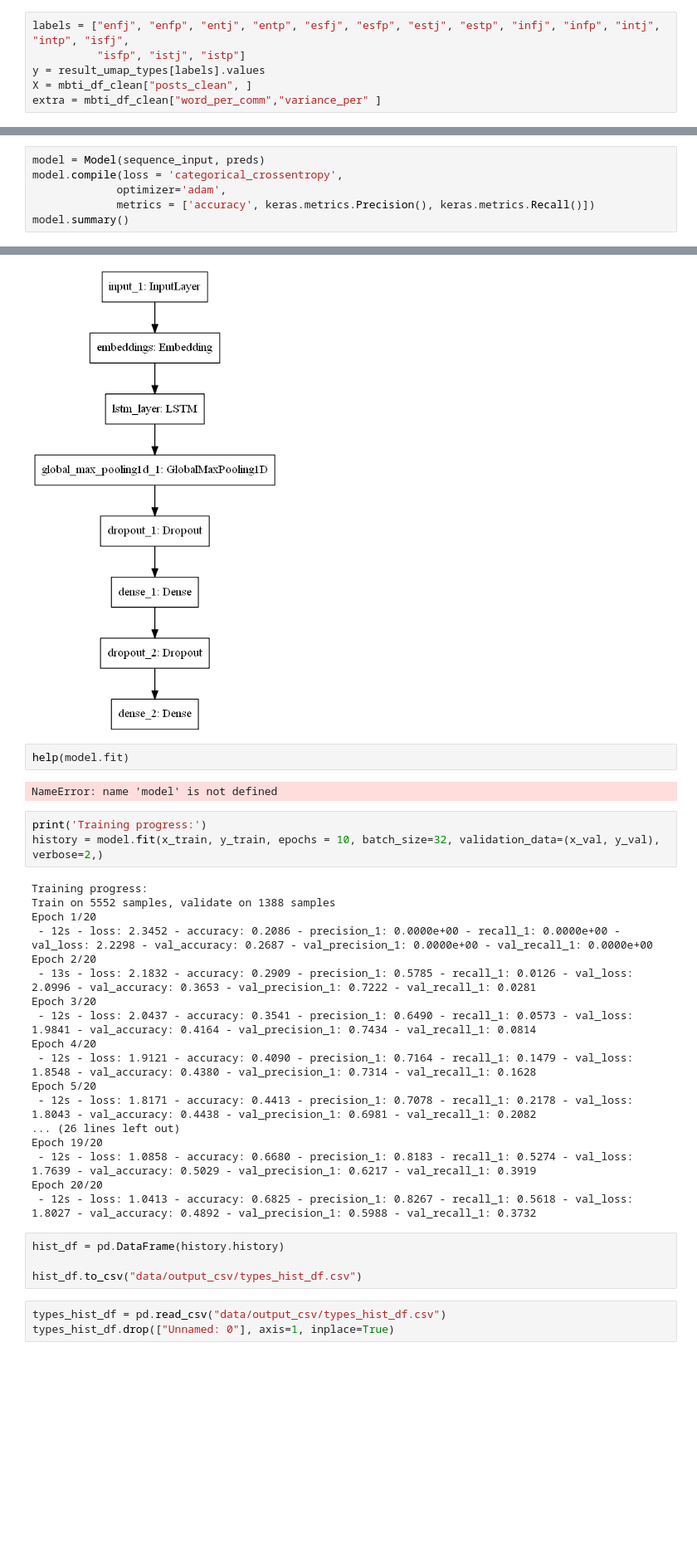
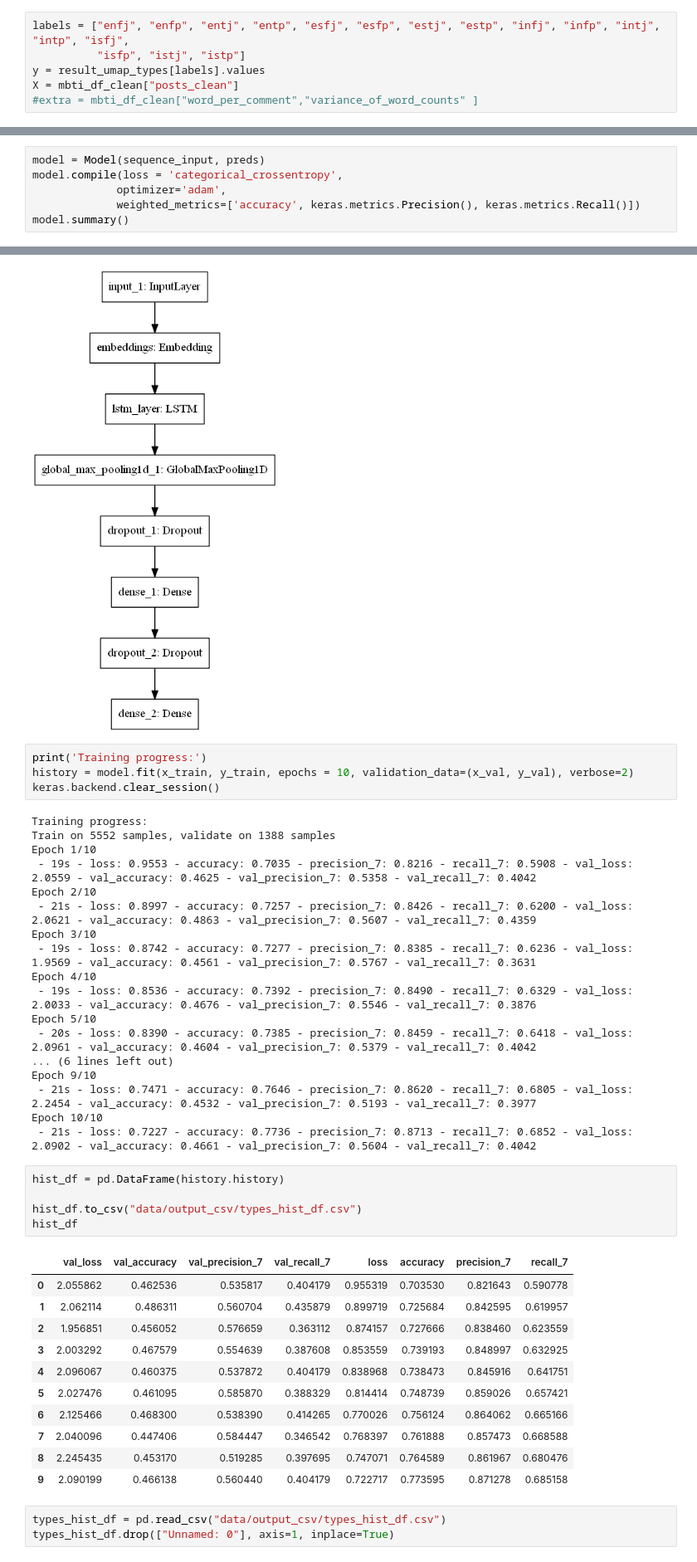
Before and after one commit to mikongame/project-final, a Jupyter notebook: your-project/4_MBTI Model building and evaluation (DL).ipynb, the cells around one changed output, grey strips where cells are left out. Shown at 83% size. Cells and saved outputs as stored; diff of their text form; blank space fills up the shorter version.

```diff
--- a/your-project/4_MBTI Model building and evaluation (DL).ipynb
+++ b/your-project/4_MBTI Model building and evaluation (DL).ipynb
@@ -65,8 +151,8 @@ result_umap_types.head()
 labels = ["enfj", "enfp", "entj", "entp", "esfj", "esfp", "estj", "estp", "infj", "infp", "intj", "intp", "isfj",
           "isfp", "istj", "istp"]
 y = result_umap_types[labels].values
-X = mbti_df_clean["posts_clean", ]
-extra = mbti_df_clean["word_per_comm","variance_per" ]
+X = mbti_df_clean["posts_clean"]
+#extra = mbti_df_clean["word_per_comment","variance_of_word_counts" ]
 # %%
 X_train, X_test, y_train, y_test = train_test_split(X, y, random_state=42, test_size=0.2)
 print ((X_train.shape),(y_train.shape),(X_test.shape),(y_test.shape))
@@ -183,6 +269,6 @@ preds = Dense(16, activation="softmax")(x)
 model = Model(sequence_input, preds)
 model.compile(loss = 'categorical_crossentropy',
              optimizer='adam',
-             metrics = ['accuracy', keras.metrics.Precision(), keras.metrics.Recall()])
+             weighted_metrics=['accuracy', keras.metrics.Precision(), keras.metrics.Recall()])
 model.summary()
 # %% [output]
@@ -192,35 +294,45 @@ from keras.utils import plot_model
 plot_model(model)
 # %% [output]
 [figure]
-# %%
-help(model.fit)
-# %% [output]
-NameError: name 'model' is not defined
 # %%
 print('Training progress:')
-history = model.fit(x_train, y_train, epochs = 10, batch_size=32, validation_data=(x_val, y_val), verbose=2,)
+history = model.fit(x_train, y_train, epochs = 10, validation_data=(x_val, y_val), verbose=2)
+keras.backend.clear_session()
 # %% [output]
 Training progress:
 Train on 5552 samples, validate on 1388 samples
-Epoch 1/20
- - 12s - loss: 2.3452 - accuracy: 0.2086 - precision_1: 0.0000e+00 - recall_1: 0.0000e+00 - val_loss: 2.2298 - val_accuracy: 0.2687 - val_precision_1: 0.0000e+00 - val_recall_1: 0.0000e+00
-Epoch 2/20
- - 13s - loss: 2.1832 - accuracy: 0.2909 - precision_1: 0.5785 - recall_1: 0.0126 - val_loss: 2.0996 - val_accuracy: 0.3653 - val_precision_1: 0.7222 - val_recall_1: 0.0281
-Epoch 3/20
- - 12s - loss: 2.0437 - accuracy: 0.3541 - precision_1: 0.6490 - recall_1: 0.0573 - val_loss: 1.9841 - val_accuracy: 0.4164 - val_precision_1: 0.7434 - val_recall_1: 0.0814
-Epoch 4/20
- - 12s - loss: 1.9121 - accuracy: 0.4090 - precision_1: 0.7164 - recall_1: 0.1479 - val_loss: 1.8548 - val_accuracy: 0.4380 - val_precision_1: 0.7314 - val_recall_1: 0.1628
-Epoch 5/20
- - 12s - loss: 1.8171 - accuracy: 0.4413 - precision_1: 0.7078 - recall_1: 0.2178 - val_loss: 1.8043 - val_accuracy: 0.4438 - val_precision_1: 0.6981 - val_recall_1: 0.2082
-... (26 lines left out)
-Epoch 19/20
- - 12s - loss: 1.0858 - accuracy: 0.6680 - precision_1: 0.8183 - recall_1: 0.5274 - val_loss: 1.7639 - val_accuracy: 0.5029 - val_precision_1: 0.6217 - val_recall_1: 0.3919
-Epoch 20/20
- - 12s - loss: 1.0413 - accuracy: 0.6825 - precision_1: 0.8267 - recall_1: 0.5618 - val_loss: 1.8027 - val_accuracy: 0.4892 - val_precision_1: 0.5988 - val_recall_1: 0.3732
+Epoch 1/10
+ - 19s - loss: 0.9553 - accuracy: 0.7035 - precision_7: 0.8216 - recall_7: 0.5908 - val_loss: 2.0559 - val_accuracy: 0.4625 - val_precision_7: 0.5358 - val_recall_7: 0.4042
+Epoch 2/10
+ - 21s - loss: 0.8997 - accuracy: 0.7257 - precision_7: 0.8426 - recall_7: 0.6200 - val_loss: 2.0621 - val_accuracy: 0.4863 - val_precision_7: 0.5607 - val_recall_7: 0.4359
+Epoch 3/10
+ - 19s - loss: 0.8742 - accuracy: 0.7277 - precision_7: 0.8385 - recall_7: 0.6236 - val_loss: 1.9569 - val_accuracy: 0.4561 - val_precision_7: 0.5767 - val_recall_7: 0.3631
+Epoch 4/10
+ - 19s - loss: 0.8536 - accuracy: 0.7392 - precision_7: 0.8490 - recall_7: 0.6329 - val_loss: 2.0033 - val_accuracy: 0.4676 - val_precision_7: 0.5546 - val_recall_7: 0.3876
+Epoch 5/10
+ - 20s - loss: 0.8390 - accuracy: 0.7385 - precision_7: 0.8459 - recall_7: 0.6418 - val_loss: 2.0961 - val_accuracy: 0.4604 - val_precision_7: 0.5379 - val_recall_7: 0.4042
+... (6 lines left out)
+Epoch 9/10
+ - 21s - loss: 0.7471 - accuracy: 0.7646 - precision_7: 0.8620 - recall_7: 0.6805 - val_loss: 2.2454 - val_accuracy: 0.4532 - val_precision_7: 0.5193 - val_recall_7: 0.3977
+Epoch 10/10
+ - 21s - loss: 0.7227 - accuracy: 0.7736 - precision_7: 0.8713 - recall_7: 0.6852 - val_loss: 2.0902 - val_accuracy: 0.4661 - val_precision_7: 0.5604 - val_recall_7: 0.4042
 # %%
 hist_df = pd.DataFrame(history.history)
 
 hist_df.to_csv("data/output_csv/types_hist_df.csv")
+hist_df
+# %% [output]
+|  | val_loss | val_accuracy | val_precision_7 | val_recall_7 | loss | accuracy | precision_7 | recall_7 |
+| 0 | 2.055862 | 0.462536 | 0.535817 | 0.404179 | 0.955319 | 0.703530 | 0.821643 | 0.590778 |
+| 1 | 2.062114 | 0.486311 | 0.560704 | 0.435879 | 0.899719 | 0.725684 | 0.842595 | 0.619957 |
+| 2 | 1.956851 | 0.456052 | 0.576659 | 0.363112 | 0.874157 | 0.727666 | 0.838460 | 0.623559 |
+| 3 | 2.003292 | 0.467579 | 0.554639 | 0.387608 | 0.853559 | 0.739193 | 0.848997 | 0.632925 |
+| 4 | 2.096067 | 0.460375 | 0.537872 | 0.404179 | 0.838968 | 0.738473 | 0.845916 | 0.641751 |
+| 5 | 2.027476 | 0.461095 | 0.585870 | 0.388329 | 0.814414 | 0.748739 | 0.859026 | 0.657421 |
+| 6 | 2.125466 | 0.468300 | 0.538390 | 0.414265 | 0.770026 | 0.756124 | 0.864062 | 0.665166 |
+| 7 | 2.040096 | 0.447406 | 0.584447 | 0.346542 | 0.768397 | 0.761888 | 0.857473 | 0.668588 |
+| 8 | 2.245435 | 0.453170 | 0.519285 | 0.397695 | 0.747071 | 0.764589 | 0.861967 | 0.680476 |
+| 9 | 2.090199 | 0.466138 | 0.560440 | 0.404179 | 0.722717 | 0.773595 | 0.871278 | 0.685158 |
 # %%
 types_hist_df = pd.read_csv("data/output_csv/types_hist_df.csv")
 types_hist_df.drop(["Unnamed: 0"], axis=1, inplace=True)
```
Also changed, not shown: parts of 6 cells of this notebook, 2 other files.
